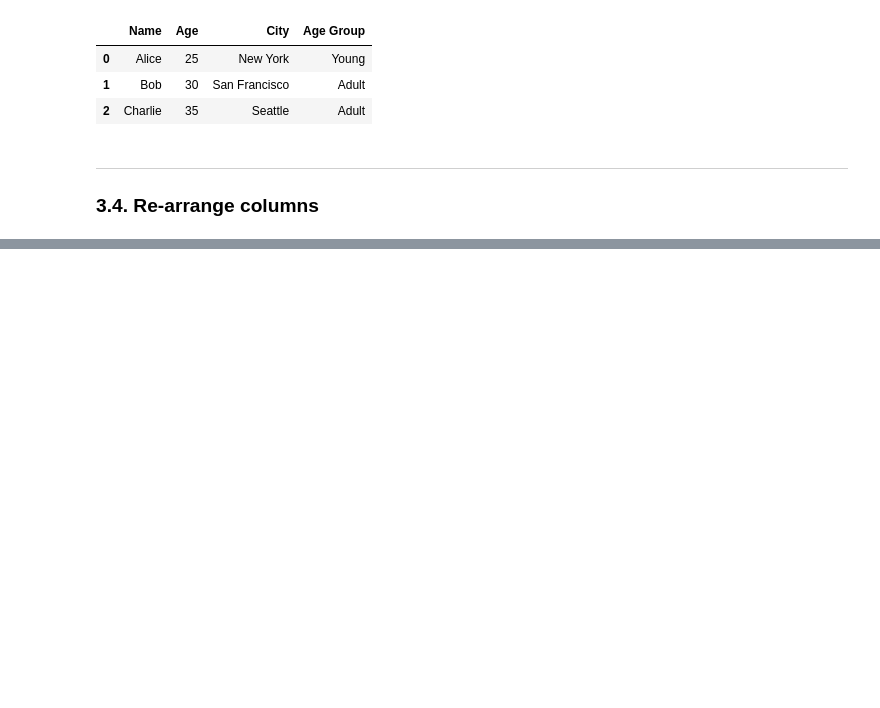
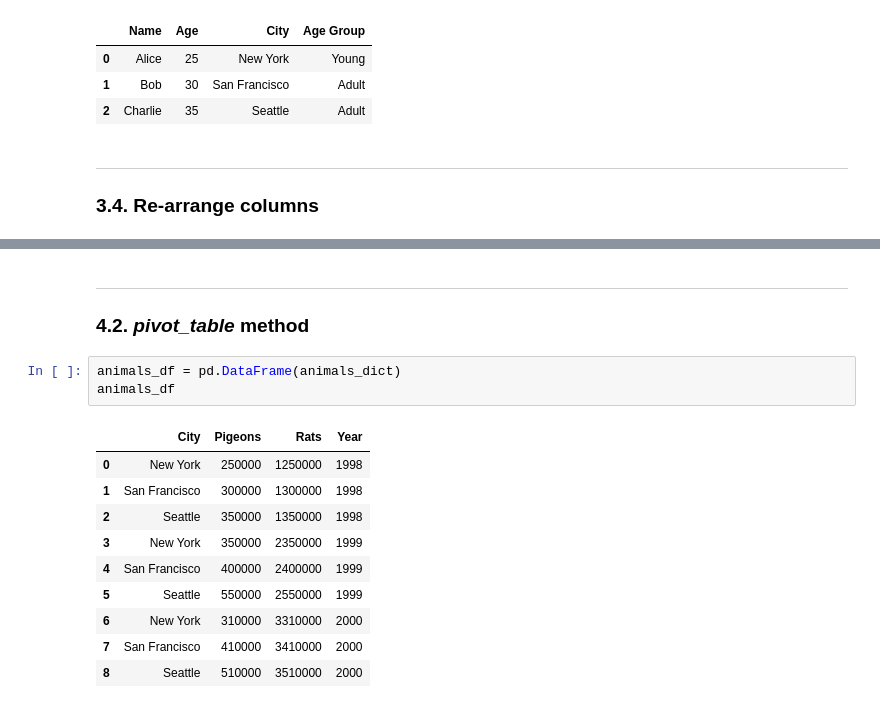
Before and after one commit to bsantanna/notebooks, a Jupyter notebook: pandas/fundamentals/01_dataframes.ipynb, the cells around one changed output, grey strips where cells are left out. Saved outputs shown, nothing was run; the diff lists cells and outputs as text; blank space fills up the shorter version.

```diff
--- a/pandas/fundamentals/01_dataframes.ipynb
+++ b/pandas/fundamentals/01_dataframes.ipynb
@@ -208,0 +413,18 @@ city_df
+# %% [markdown]
+---
+
+### 4.2. *pivot_table* method
+# %%
+animals_df = pd.DataFrame(animals_dict)
+animals_df
+# %% [output]
+|  | City | Pigeons | Rats | Year |
+| 0 | New York | 250000 | 1250000 | 1998 |
+| 1 | San Francisco | 300000 | 1300000 | 1998 |
+| 2 | Seattle | 350000 | 1350000 | 1998 |
+| 3 | New York | 350000 | 2350000 | 1999 |
+| 4 | San Francisco | 400000 | 2400000 | 1999 |
+| 5 | Seattle | 550000 | 2550000 | 1999 |
+| 6 | New York | 310000 | 3310000 | 2000 |
+| 7 | San Francisco | 410000 | 3410000 | 2000 |
+| 8 | Seattle | 510000 | 3510000 | 2000 |
```
Also changed, not shown: parts of 43 cells of this notebook.
